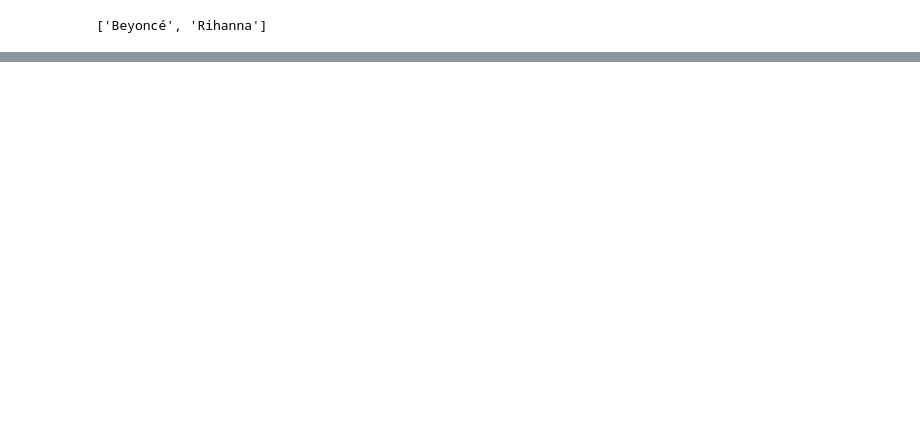
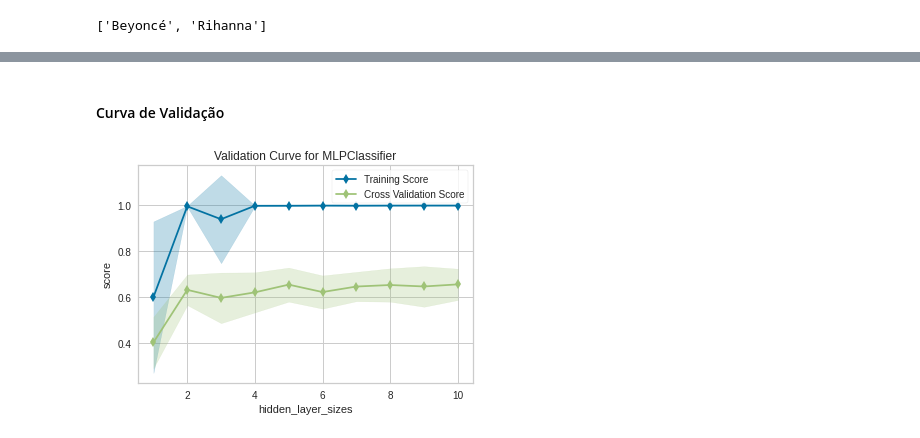
Before and after one commit to MauricioEloy/desafio-smarkio, a Jupyter notebook: project.ipynb, the cells around one changed output, grey strips where cells are left out. Saved outputs shown, nothing was run; the diff lists cells and outputs as text; code cells hidden in the pictures; blank space fills up the shorter version.

```diff
--- a/project.ipynb
+++ b/project.ipynb
@@ -587,9 +512,0 @@ df_nlp.sample(10)
-# %%
-from sklearn import model_selection
-
-letra_treino, letra_test, artista_treino, artista_teste = model_selection.train_test_split(
-    df_nlp.letra,
-    df_nlp.todos_artistas,
-    test_size = 0.3,
-    stratify=df_nlp.artista,
-    random_state = 123)
@@ -660,0 +513,11 @@ Resultado  69.87%
+# %%
+X_tfidfv = vetorizador_transform(df_nlp.letra,TfidfVectorizer, 4000, 0.85)
+
+X_train, X_test, y_train, y_test = model_selection.train_test_split(X_tfidfv,
+                                                                    df_nlp.todos_artistas,
+                                                                    test_size = 0.3,
+                                                                    stratify=df_nlp.todos_artistas,
+                                                                    random_state = 123)
+
+y_train_array = np.asarray(list(y_train))
+y_test_array = np.asarray(list(y_test))
@@ -660,0 +571,11 @@ Resultado  69.87%
+# %%
+X_tfidfv = vetorizador_transform(df_nlp.letra,TfidfVectorizer, 4000, 0.85)
+
+X_train, X_test, y_train, y_test = model_selection.train_test_split(X_tfidfv,
+                                                                    y,
+                                                                    test_size = 0.3,
+                                                                    stratify=y,
+                                                                    random_state = 123)
+# %%
+cls = MLPClassifier()
+cls.fit(X_train, y_train)
@@ -660,0 +626,13 @@ Resultado  69.87%
+# %% [markdown]
+#### Curva de Validação
+# %%
+fig, ax = plt.subplots(figsize=(6, 4))
+cv = StratifiedKFold(12)
+hidden_layer_sizes = np.arange(1,11)
+vc_viz = ValidationCurve(cls,param_name="hidden_layer_sizes", scoring="f1_weighted",
+                         param_range=hidden_layer_sizes, cv=cv,n_jobs=-1,ax=ax)
+vc_viz.fit(X_tfidfv, y)
+vc_viz.poof()
+plt.show()
+# %% [output]
+[figure, added]
```
Also changed, not shown: parts of 79 cells of this notebook, 1 other file.
